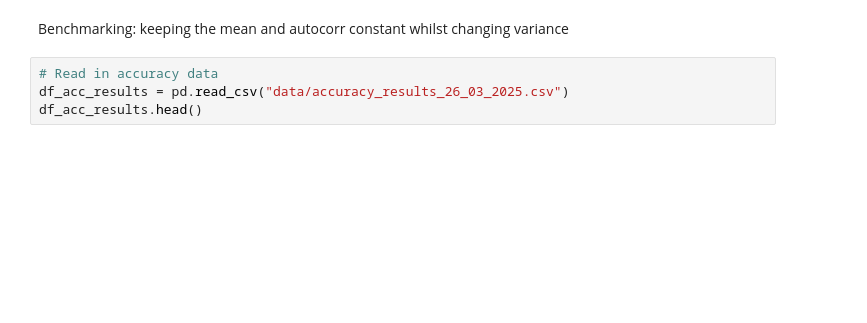
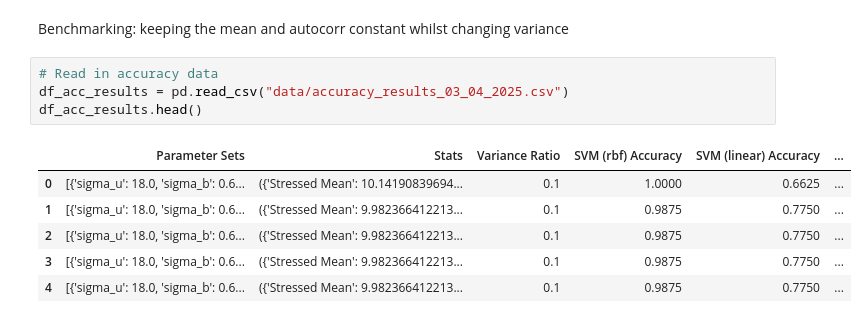
Before and after one commit to GrignardReagent/SSA, a Jupyter notebook: notebooks/WIP_classification_benchmark.ipynb, the cells around one changed output. Drawn from its saved outputs; the diff is of its cells as text; blank space fills up the shorter version.

```diff
--- a/notebooks/WIP_classification_benchmark.ipynb
+++ b/notebooks/WIP_classification_benchmark.ipynb
@@ -294,5 +256,12 @@ plt.show()
 Benchmarking: keeping the mean and autocorr constant whilst changing variance
 # %%
 # Read in accuracy data
-df_acc_results = pd.read_csv("data/accuracy_results_26_03_2025.csv")
+df_acc_results = pd.read_csv("data/accuracy_results_03_04_2025.csv")
 df_acc_results.head()
+# %% [output]
+|  | Parameter Sets | Stats | Variance Ratio | SVM (rbf) Accuracy | SVM (linear) Accuracy | ... |
+| 0 | [{'sigma_u': 18.0, 'sigma_b': 0.6... | ({'Stressed Mean': 10.14190839694... | 0.1 | 1.0000 | 0.6625 | ... |
+| 1 | [{'sigma_u': 18.0, 'sigma_b': 0.6... | ({'Stressed Mean': 9.982366412213... | 0.1 | 0.9875 | 0.7750 | ... |
+| 2 | [{'sigma_u': 18.0, 'sigma_b': 0.6... | ({'Stressed Mean': 9.982366412213... | 0.1 | 0.9875 | 0.7750 | ... |
+| 3 | [{'sigma_u': 18.0, 'sigma_b': 0.6... | ({'Stressed Mean': 9.982366412213... | 0.1 | 0.9875 | 0.7750 | ... |
+| 4 | [{'sigma_u': 18.0, 'sigma_b': 0.6... | ({'Stressed Mean': 9.982366412213... | 0.1 | 0.9875 | 0.7750 | ... |
```
Also changed, not shown: parts of 12 cells of this notebook, 49 other files.
